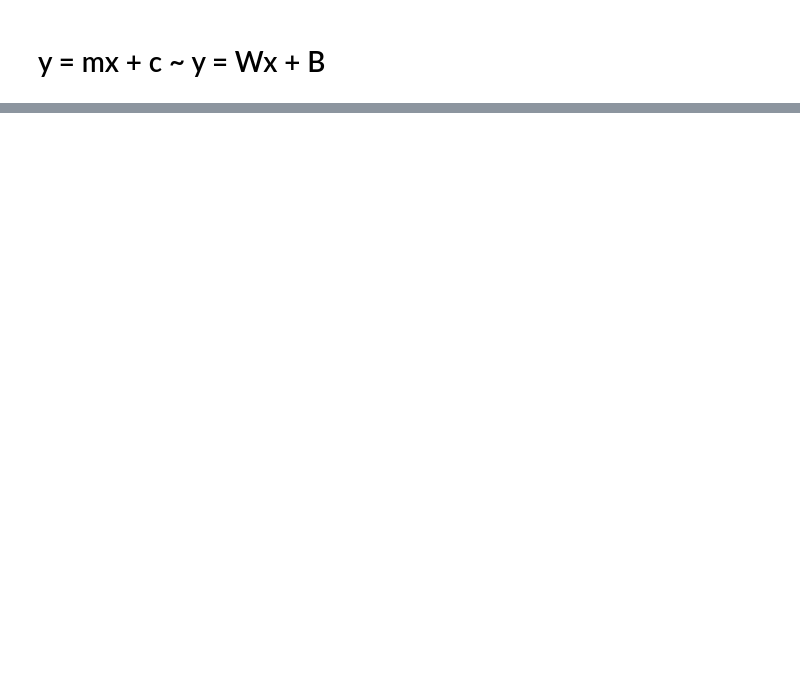
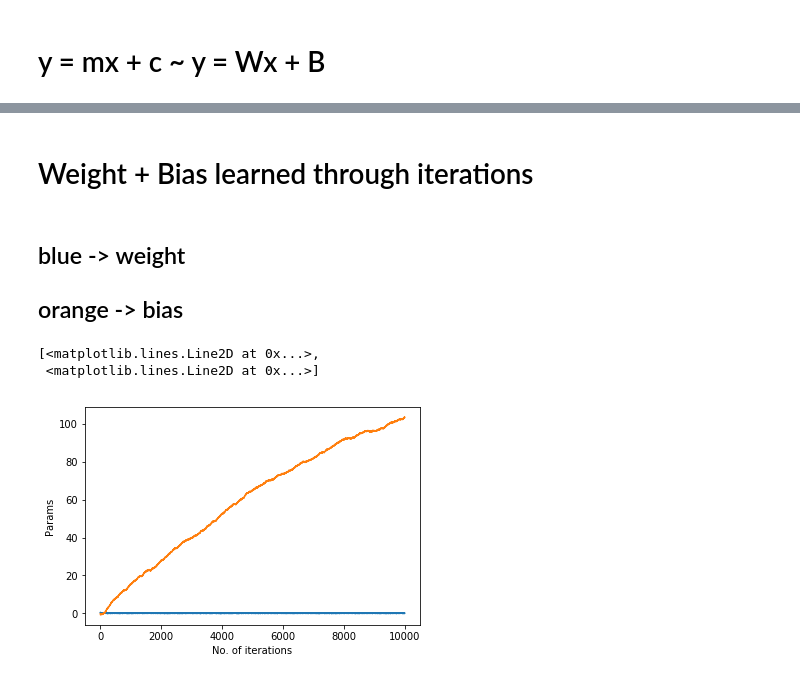
Before and after one commit to abhishekr7/cost-minimization-visual, a Jupyter notebook: sales.ipynb, the cells around one changed output, grey strips where cells are left out. Saved outputs shown, nothing was run; the diff lists cells and outputs as text; code cells hidden in the pictures; blank space fills up the shorter version.

```diff
--- a/sales.ipynb
+++ b/sales.ipynb
@@ -249,0 +251,13 @@ bias_history
+# %% [markdown]
+# Weight + Bias learned through iterations
+# %% [markdown]
+## blue -> weight
+## orange -> bias
+# %%
+plt.xlabel("No. of iterations")
+plt.ylabel("Params")
+plt.plot(params_history)
+# %% [output]
+[<matplotlib.lines.Line2D at 0x...>,
+ <matplotlib.lines.Line2D at 0x...>]
+[figure, added]
```
Also changed, not shown: parts of 36 cells of this notebook, 1 other file.
